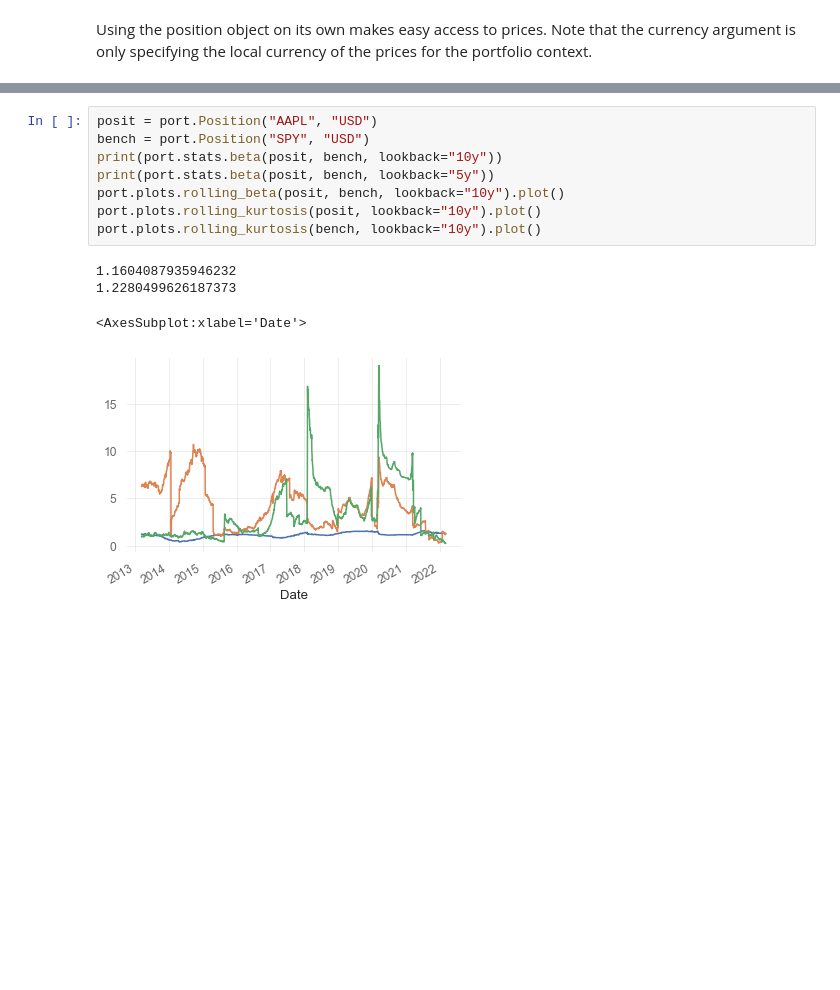
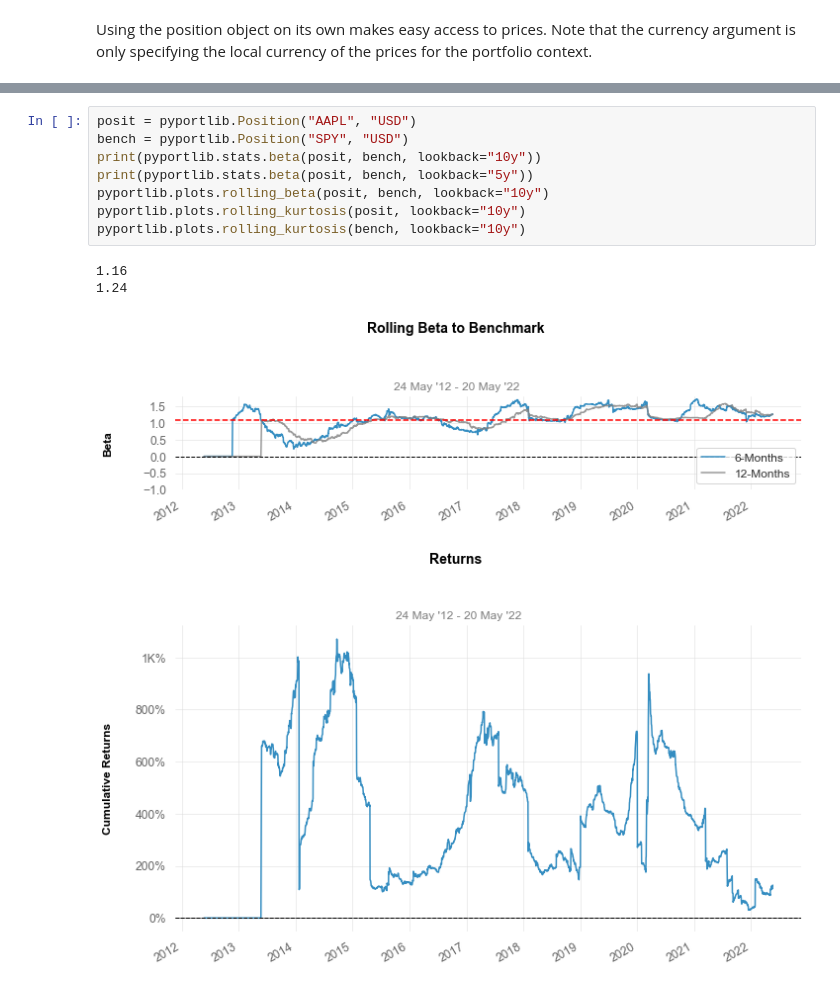
Before and after one commit to webclinic017/pyportlib, a Jupyter notebook: examples/examples.ipynb, the cells around one changed output, grey strips where cells are left out. Saved outputs shown, nothing was run; the diff lists cells and outputs as text; blank space fills up the shorter version.

```diff
--- a/examples/examples.ipynb
+++ b/examples/examples.ipynb
@@ -111,14 +111,14 @@ p.get_fundamentals('balance_sheet').iloc[0]
 Name: intangibleAssets, dtype: int64
 # %%
-posit = port.Position("AAPL", "USD")
-bench = port.Position("SPY", "USD")
-print(port.stats.beta(posit, bench, lookback="10y"))
-print(port.stats.beta(posit, bench, lookback="5y"))
-port.plots.rolling_beta(posit, bench, lookback="10y").plot()
-port.plots.rolling_kurtosis(posit, lookback="10y").plot()
-port.plots.rolling_kurtosis(bench, lookback="10y").plot()
+posit = pyportlib.Position("AAPL", "USD")
+bench = pyportlib.Position("SPY", "USD")
+print(pyportlib.stats.beta(posit, bench, lookback="10y"))
+print(pyportlib.stats.beta(posit, bench, lookback="5y"))
+pyportlib.plots.rolling_beta(posit, bench, lookback="10y")
+pyportlib.plots.rolling_kurtosis(posit, lookback="10y")
+pyportlib.plots.rolling_kurtosis(bench, lookback="10y")
 # %% [output]
-1.1604087935946232
-1.2280499626187373
+1.16
+1.24
-<AxesSubplot:xlabel='Date'>
-[figure, old version]
+[figure, new version]
+[figure, added]
```
Also changed, not shown: parts of 12 cells of this notebook, 7 other files.
